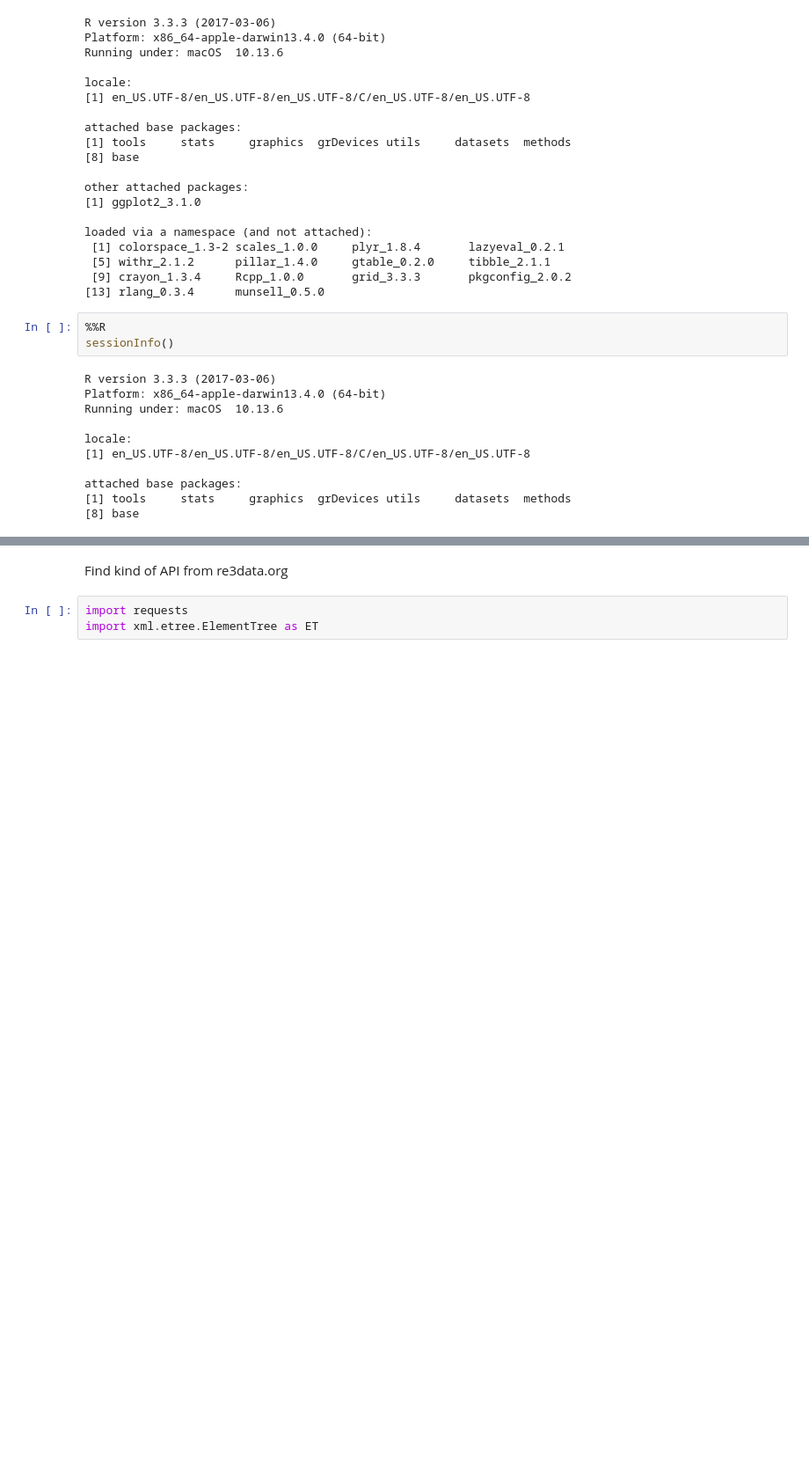
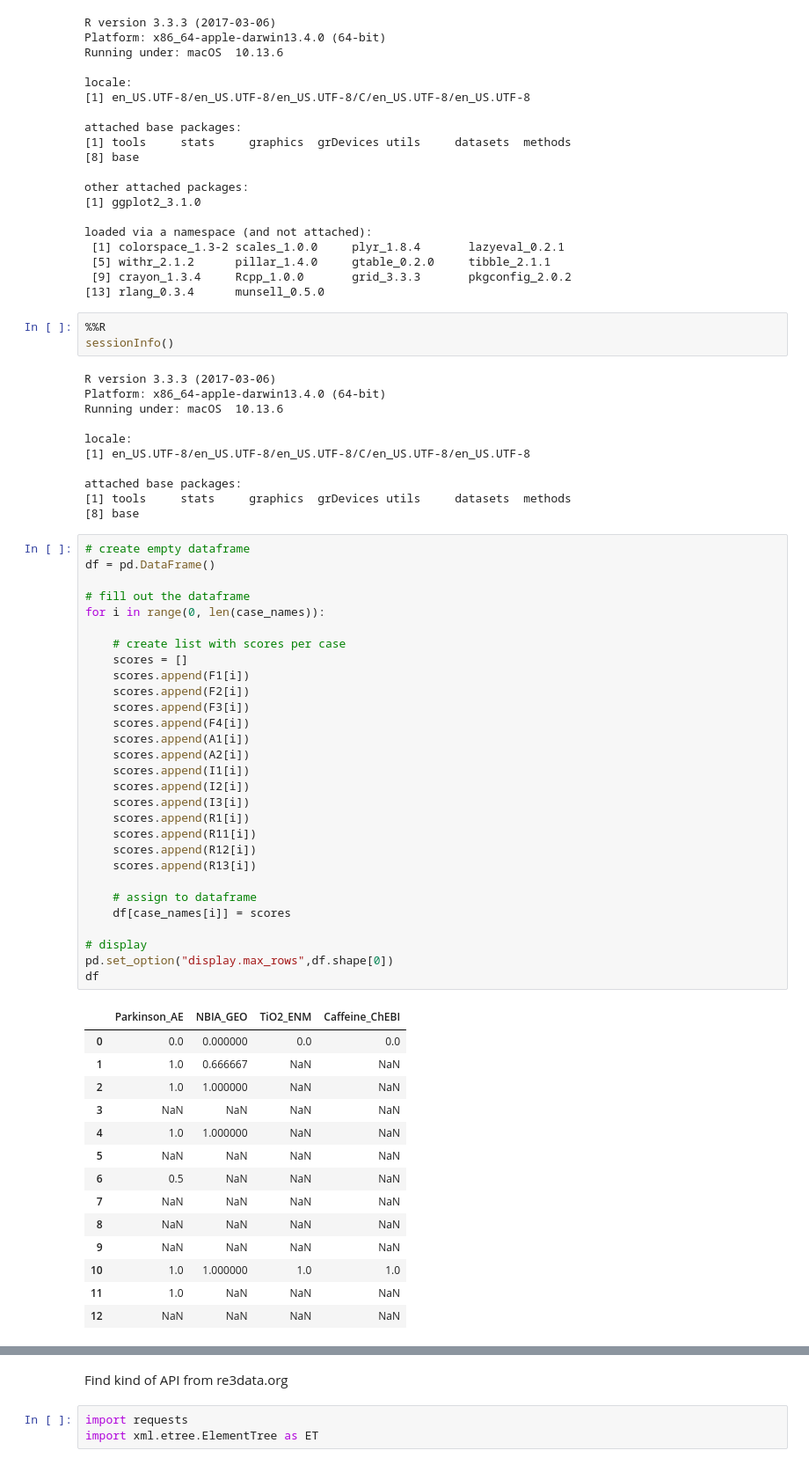
Before and after one commit to sbonaretti/FAIR_metrics, a Jupyter notebook: code/FAIR_analysis.ipynb, the cells around one changed output, grey strips where cells are left out. Shown: that part at 88% size. Drawn from its saved outputs; the diff is of its cells as text; blank space fills up the shorter version.

```diff
--- a/code/FAIR_analysis.ipynb
+++ b/code/FAIR_analysis.ipynb
@@ -139,3 +139,47 @@ locale:
 attached base packages:
 [1] tools     stats     graphics  grDevices utils     datasets  methods
 [8] base
+# %%
+# create empty dataframe
+df = pd.DataFrame()
+
+# fill out the dataframe
+for i in range(0, len(case_names)):
+
+    # create list with scores per case
+    scores = []
+    scores.append(F1[i])
+    scores.append(F2[i])
+    scores.append(F3[i])
+    scores.append(F4[i])
+    scores.append(A1[i])
+    scores.append(A2[i])
+    scores.append(I1[i])
+    scores.append(I2[i])
+    scores.append(I3[i])
+    scores.append(R1[i])
+    scores.append(R11[i])
+    scores.append(R12[i])
+    scores.append(R13[i])
+
+    # assign to dataframe
+    df[case_names[i]] = scores
+
+# display
+pd.set_option("display.max_rows",df.shape[0])
+df
+# %% [output]
+|  | Parkinson_AE | NBIA_GEO | TiO2_ENM | Caffeine_ChEBI |
+| 0 | 0.0 | 0.000000 | 0.0 | 0.0 |
+| 1 | 1.0 | 0.666667 | NaN | NaN |
+| 2 | 1.0 | 1.000000 | NaN | NaN |
+| 3 | NaN | NaN | NaN | NaN |
+| 4 | 1.0 | 1.000000 | NaN | NaN |
+| 5 | NaN | NaN | NaN | NaN |
+| 6 | 0.5 | NaN | NaN | NaN |
+| 7 | NaN | NaN | NaN | NaN |
+| 8 | NaN | NaN | NaN | NaN |
+| 9 | NaN | NaN | NaN | NaN |
+| 10 | 1.0 | 1.000000 | 1.0 | 1.0 |
+| 11 | 1.0 | NaN | NaN | NaN |
+| 12 | NaN | NaN | NaN | NaN |
```
Also changed, not shown: parts of 4 cells of this notebook, 2 other files.
